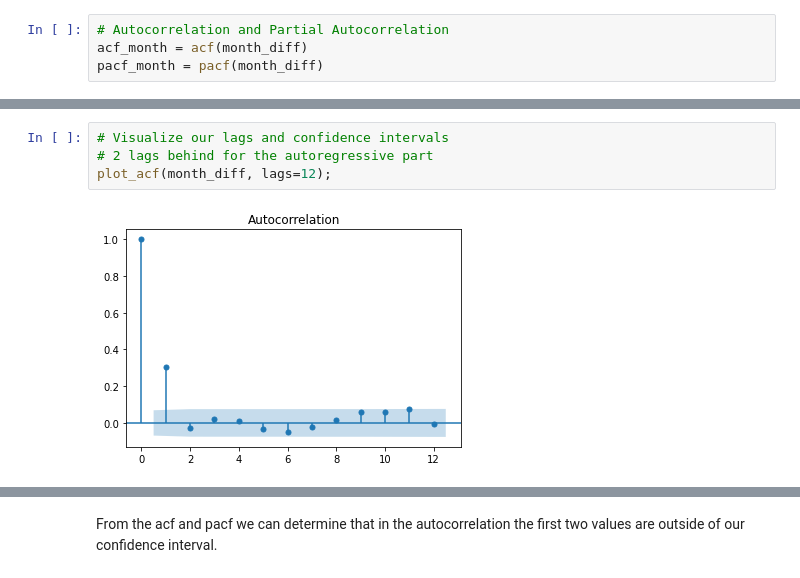
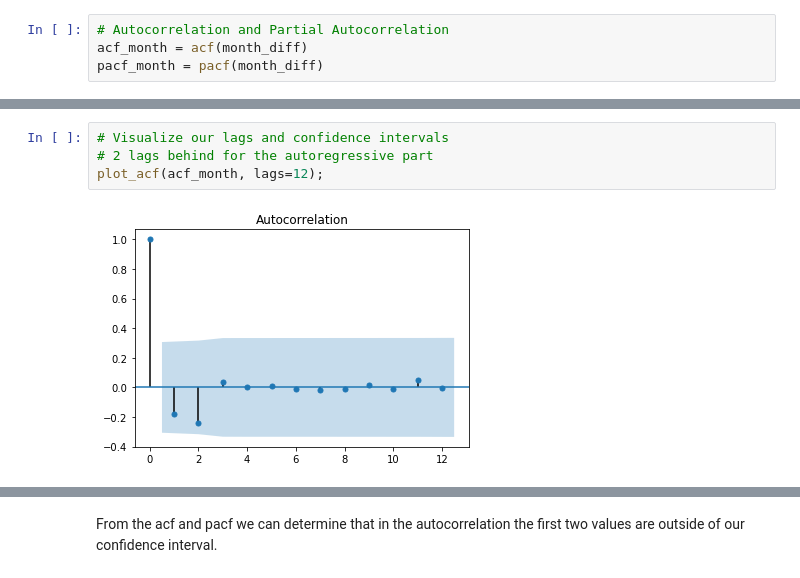
Before and after one commit to techthumb1/time_series_analysis, a Jupyter notebook: notebooks/time-series-arima.ipynb, the cells around one changed output, grey strips where cells are left out. Drawn from its saved outputs; the diff is of its cells as text.

```diff
--- a/notebooks/time-series-arima.ipynb
+++ b/notebooks/time-series-arima.ipynb
@@ -421,9 +305,9 @@ array([ 1.  ,  0.99, -0.12, -0.02,  0.02,  0.03,  0.1 , -0.  , -0.02,
 # %%
 # Visualize our lags and confidence intervals
 # 2 lags behind for the autoregressive part
-plot_acf(month_diff, lags=12);
+plot_acf(acf_month, lags=12);
 # %% [output]
-[figure, old version]
+[figure, new version]
 # %%
 plot_pacf(pacf_month, lags=12);
 # %% [output]
```
Also changed, not shown: parts of 45 cells of this notebook, 4 other files.
